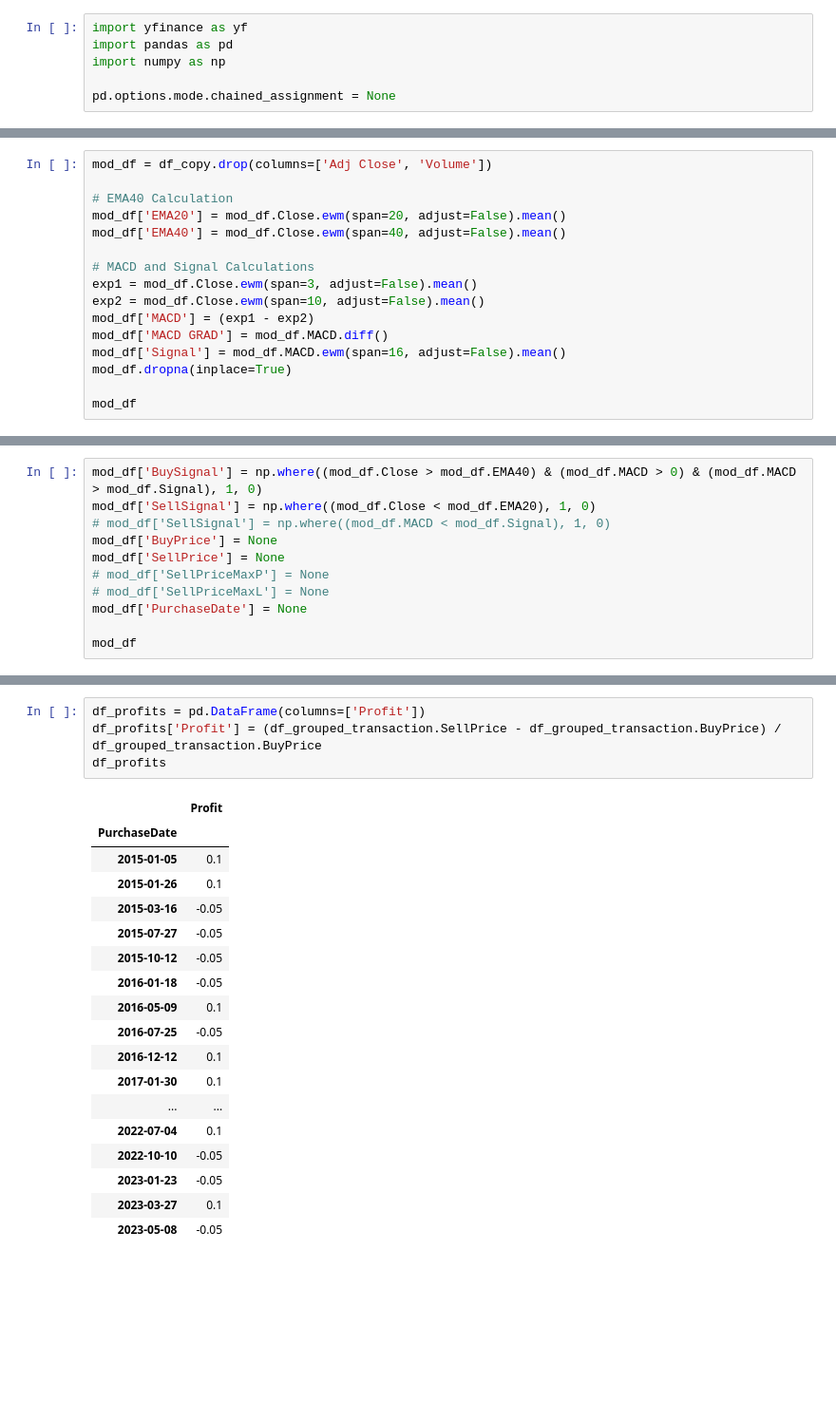
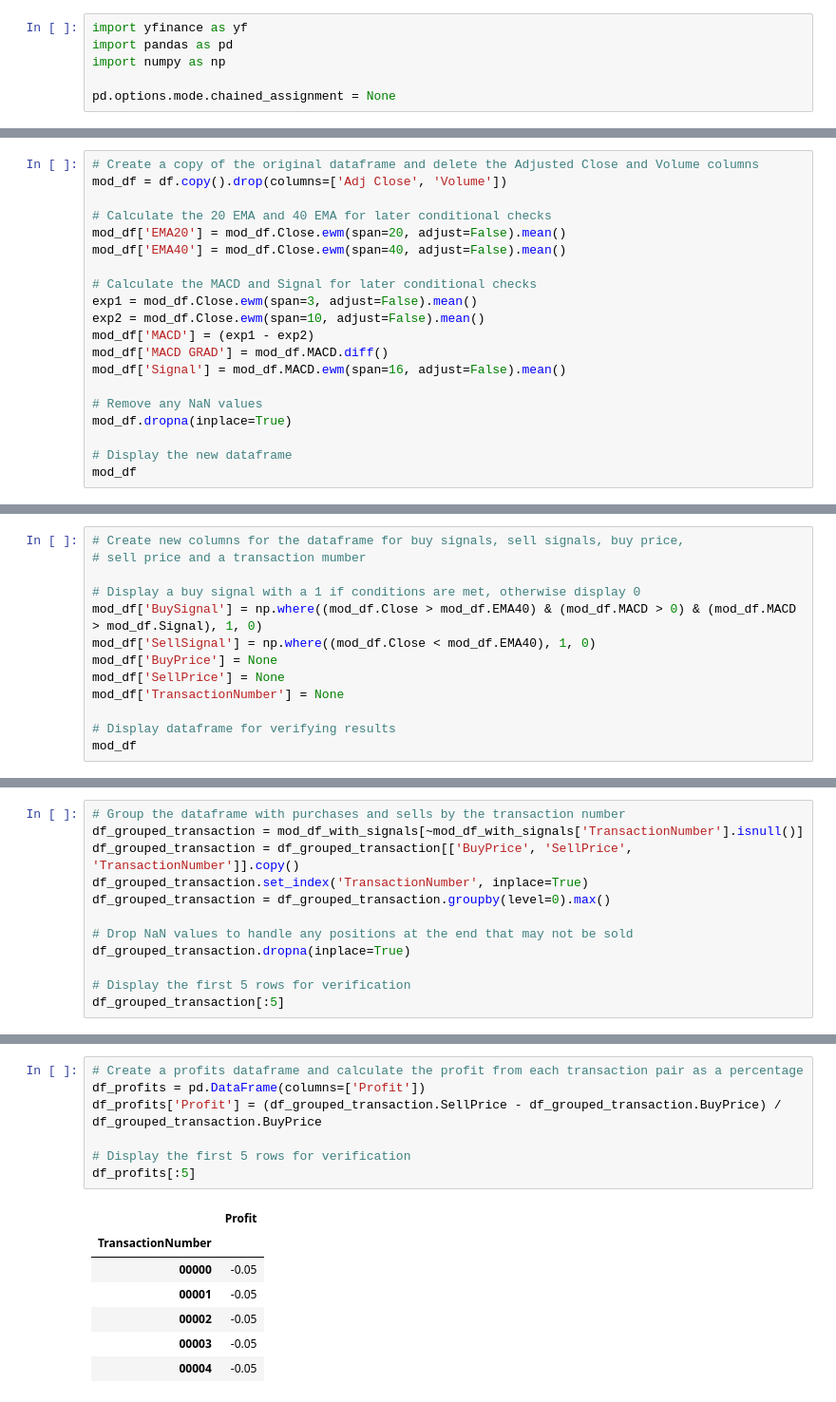
Before and after one commit to jxhos0/stock-backtest, a Jupyter notebook: back-test.ipynb, the cells around one changed output, grey strips where cells are left out. Shown at 95% size. Cells and saved outputs as stored; diff of their text form; blank space fills up the shorter version.

```diff
--- a/back-test.ipynb
+++ b/back-test.ipynb
@@ -52,18 +37,22 @@ df_copy
 # %%
-mod_df = df_copy.drop(columns=['Adj Close', 'Volume'])
+# Create a copy of the original dataframe and delete the Adjusted Close and Volume columns
+mod_df = df.copy().drop(columns=['Adj Close', 'Volume'])
 
-# EMA40 Calculation
+# Calculate the 20 EMA and 40 EMA for later conditional checks
 mod_df['EMA20'] = mod_df.Close.ewm(span=20, adjust=False).mean()
 mod_df['EMA40'] = mod_df.Close.ewm(span=40, adjust=False).mean()
 
-# MACD and Signal Calculations
+# Calculate the MACD and Signal for later conditional checks
 exp1 = mod_df.Close.ewm(span=3, adjust=False).mean()
 exp2 = mod_df.Close.ewm(span=10, adjust=False).mean()
 mod_df['MACD'] = (exp1 - exp2)
 mod_df['MACD GRAD'] = mod_df.MACD.diff()
 mod_df['Signal'] = mod_df.MACD.ewm(span=16, adjust=False).mean()
+
+# Remove any NaN values
 mod_df.dropna(inplace=True)
 
+# Display the new dataframe
 mod_df
 # %% [output]
 |  | Open | High | Low | Close | EMA20 | EMA40 | MACD | MACD GRAD | Signal |
@@ -82,14 +71,16 @@ mod_df
 441 rows × 9 columns
 # %%
+# Create new columns for the dataframe for buy signals, sell signals, buy price,
+# sell price and a transaction mumber
+
+# Display a buy signal with a 1 if conditions are met, otherwise display 0
 mod_df['BuySignal'] = np.where((mod_df.Close > mod_df.EMA40) & (mod_df.MACD > 0) & (mod_df.MACD > mod_df.Signal), 1, 0)
-mod_df['SellSignal'] = np.where((mod_df.Close < mod_df.EMA20), 1, 0)
-# mod_df['SellSignal'] = np.where((mod_df.MACD < mod_df.Signal), 1, 0)
+mod_df['SellSignal'] = np.where((mod_df.Close < mod_df.EMA40), 1, 0)
 mod_df['BuyPrice'] = None
 mod_df['SellPrice'] = None
-# mod_df['SellPriceMaxP'] = None
-# mod_df['SellPriceMaxL'] = None
-mod_df['PurchaseDate'] = None
+mod_df['TransactionNumber'] = None
 
+# Display dataframe for verifying results
 mod_df
 # %% [output]
 |  | Open | High | Low | Close | EMA20 | EMA40 | MACD | MACD GRAD | Signal | BuySignal | ... |
@@ -187,0 +174,12 @@ df_grouped_transaction
+# %%
+# Group the dataframe with purchases and sells by the transaction number
+df_grouped_transaction = mod_df_with_signals[~mod_df_with_signals['TransactionNumber'].isnull()]
+df_grouped_transaction = df_grouped_transaction[['BuyPrice', 'SellPrice', 'TransactionNumber']].copy()
+df_grouped_transaction.set_index('TransactionNumber', inplace=True)
+df_grouped_transaction = df_grouped_transaction.groupby(level=0).max()
+
+# Drop NaN values to handle any positions at the end that may not be sold
+df_grouped_transaction.dropna(inplace=True)
+
+# Display the first 5 rows for verification
+df_grouped_transaction[:5]
@@ -188,24 +194,16 @@ df_grouped_transaction
 # %%
+# Create a profits dataframe and calculate the profit from each transaction pair as a percentage
 df_profits = pd.DataFrame(columns=['Profit'])
 df_profits['Profit'] = (df_grouped_transaction.SellPrice - df_grouped_transaction.BuyPrice) / df_grouped_transaction.BuyPrice
-df_profits
+
+# Display the first 5 rows for verification
+df_profits[:5]
 # %% [output]
 |  | Profit |
-| PurchaseDate |  |
-| 2015-01-05 | 0.1 |
-| 2015-01-26 | 0.1 |
-| 2015-03-16 | -0.05 |
-| 2015-07-27 | -0.05 |
-| 2015-10-12 | -0.05 |
-| 2016-01-18 | -0.05 |
-| 2016-05-09 | 0.1 |
-| 2016-07-25 | -0.05 |
-| 2016-12-12 | 0.1 |
-| 2017-01-30 | 0.1 |
-| ... | ... |
-| 2022-07-04 | 0.1 |
-| 2022-10-10 | -0.05 |
-| 2023-01-23 | -0.05 |
-| 2023-03-27 | 0.1 |
-| 2023-05-08 | -0.05 |
+| TransactionNumber |  |
+| 00000 | -0.05 |
+| 00001 | -0.05 |
+| 00002 | -0.05 |
+| 00003 | -0.05 |
+| 00004 | -0.05 |
 # %%
```
Also changed, not shown: parts of 14 cells of this notebook.
